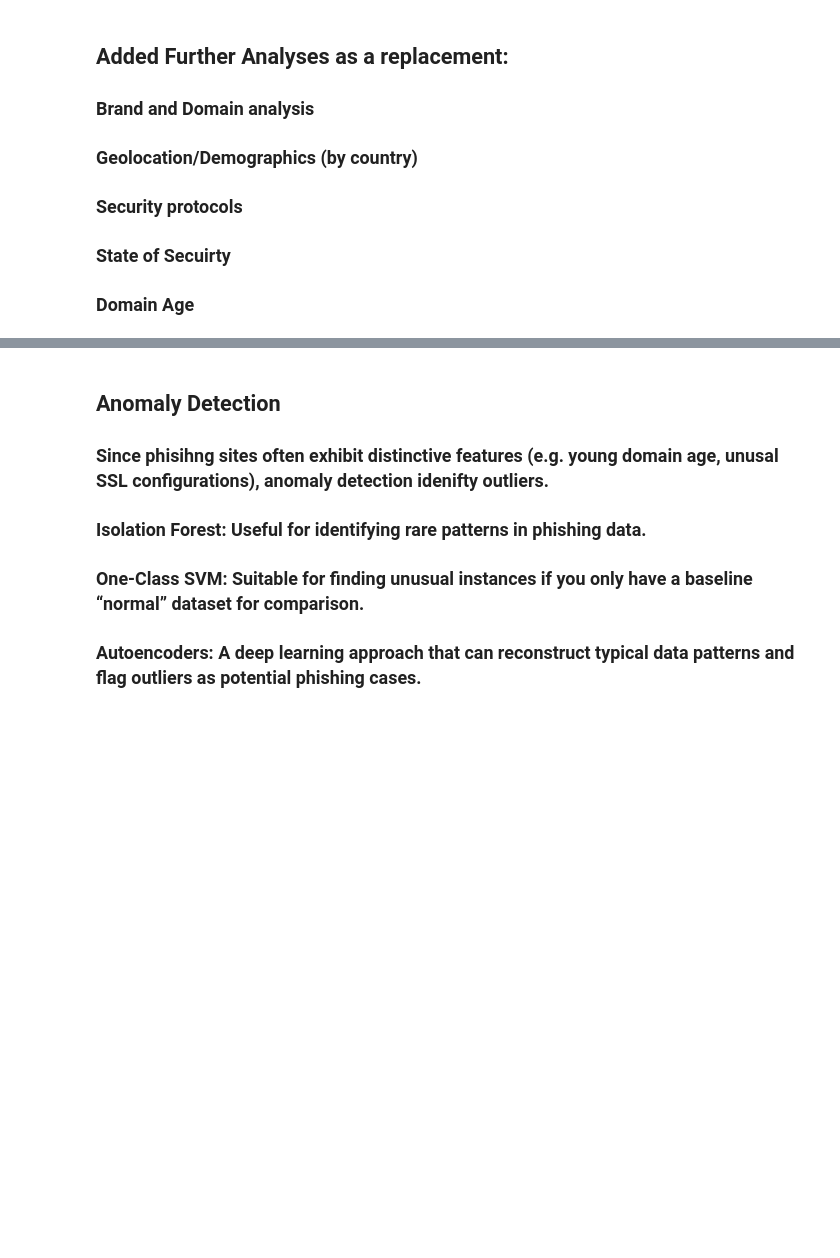
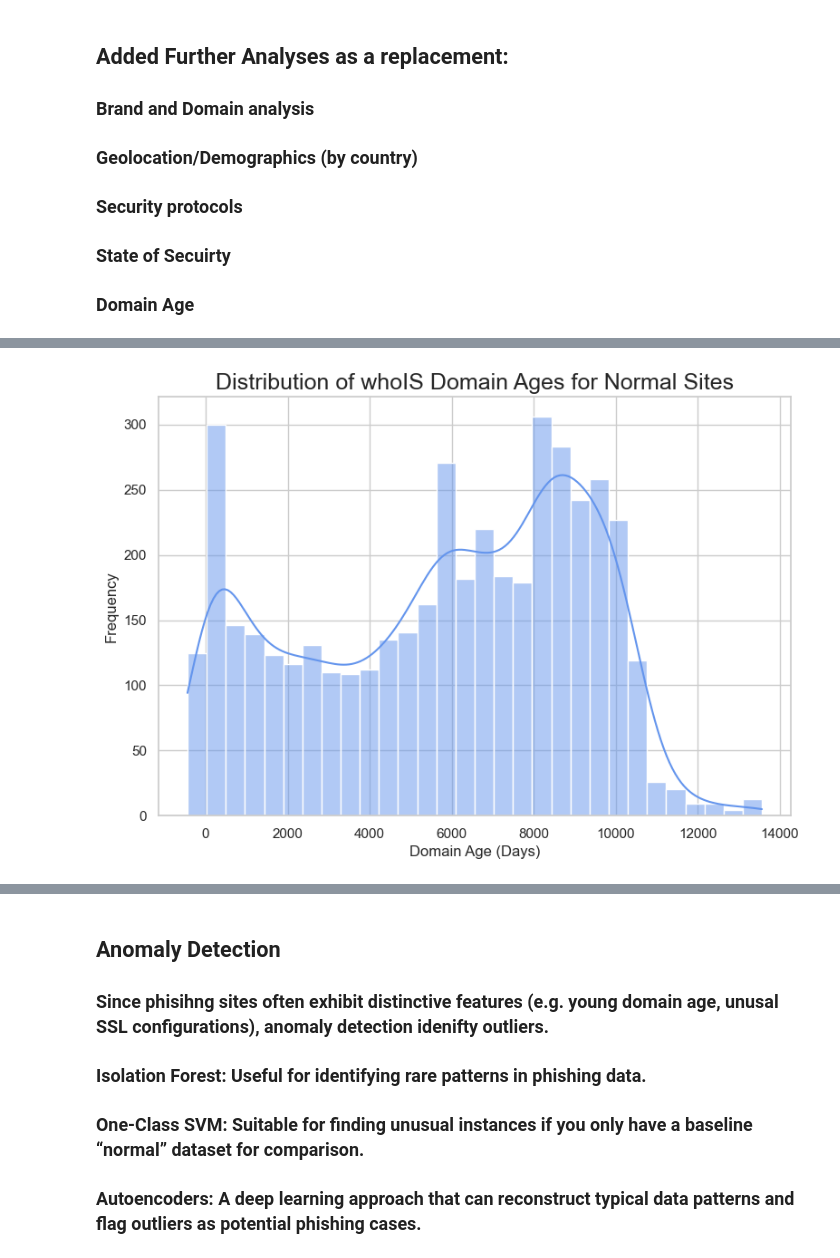
Before and after one commit to saikiranpennam/QuantitativeStudyofPhishing, a Jupyter notebook: phishingcode.ipynb, the cells around one changed output, grey strips where cells are left out. Saved outputs shown, nothing was run; the diff lists cells and outputs as text; code cells hidden in the pictures; blank space fills up the shorter version.

```diff
--- a/phishingcode.ipynb
+++ b/phishingcode.ipynb
@@ -358,0 +422,12 @@ plt.close(); # to free up space
+# %%
+domain_age_cleaned2 = not_phishingData['whois_domain_age'].dropna()
+plt.figure(figsize=(9, 6))
+sns.histplot(domain_age_cleaned2, kde=True, bins=30, color="cornflowerblue")
+plt.title("Distribution of whoIS Domain Ages for Normal Sites", fontsize=18)
+plt.xlabel("Domain Age (Days)")
+plt.ylabel("Frequency")
+plt.savefig('figures/Distribution_of_domain_age_not_phishing.png', dpi=300)
+plt.show()
+plt.close(); # to free up space
+# %% [output]
+[figure, added]
```
Also changed, not shown: parts of 11 cells of this notebook.
